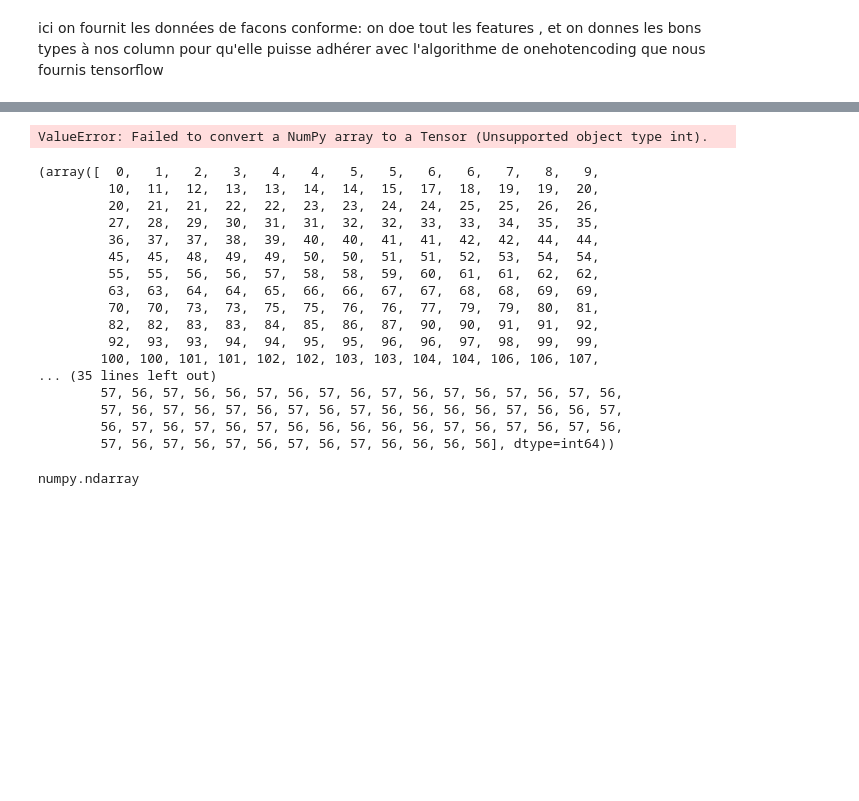
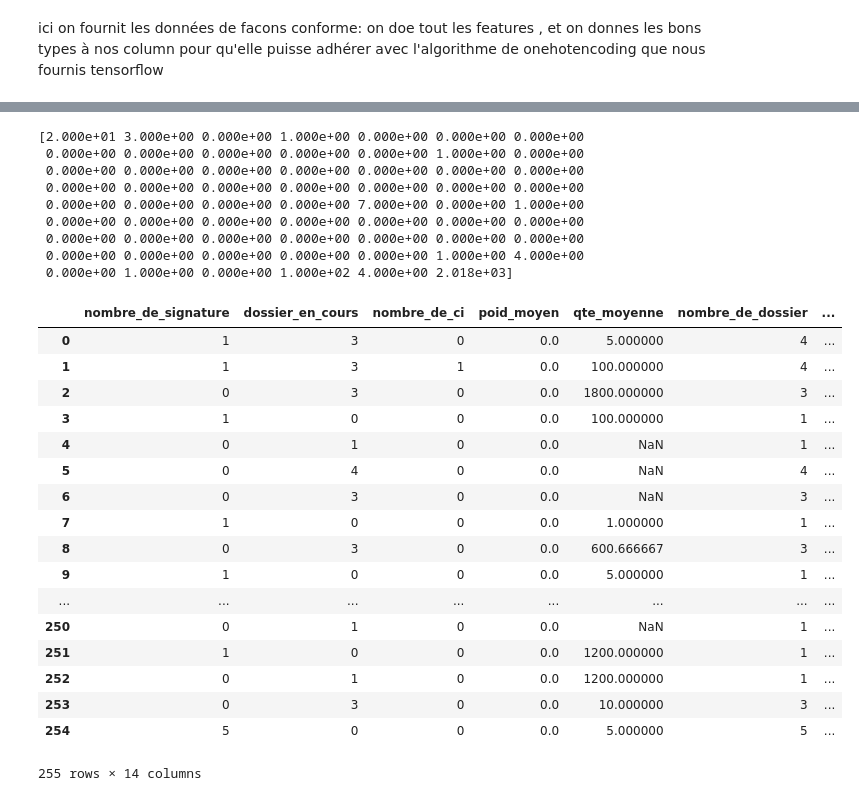
Before and after one commit to ngobibibnbe/Infos_centre, a Jupyter notebook: MachineLearning/Untitled.ipynb, the cells around one changed output, grey strips where cells are left out. Drawn from its saved outputs; the diff is of its cells as text; code cells hidden in the pictures; blank space fills up the shorter version.

```diff
--- a/MachineLearning/Untitled.ipynb
+++ b/MachineLearning/Untitled.ipynb
@@ -179,35 +212,65 @@ dftrain
 # %%
 CATEGORICAL_COLUMNS = ['id_procedure', 'nom_procedure' ,'good_hs_code']
 
                        #journee
 NUMERIC_COLUMNS = ['nombre_de_signature', 'dossier_en_cours','nombre_de_ci','poid_moyen','qte_moyenne','nombre_de_dossier'
                   ,'nombre_de_rejection','day','month','year','weekday']
 
 def one_hot_cat_column(feature_name, vocab):
     return tf.feature_column.indicator_column(
       tf.feature_column.categorical_column_with_vocabulary_list(feature_name,
                                                  vocab))
 feature_columns = []
 for feature_name in CATEGORICAL_COLUMNS:
     # Need to one-hot encode categorical features.
-    vocabulary = df_train[feature_name].unique()
+    vocabulary = dftrain[feature_name].unique()
     feature_columns.append(one_hot_cat_column(feature_name, vocabulary))
 
 for feature_name in NUMERIC_COLUMNS:
     feature_columns.append(tf.feature_column.numeric_column(feature_name,
                                            dtype=tf.float32))
+example_test = dict(dftest)
+example_train = dict(dftrain)
 example = dict(df)
-example_train = dict(df_train)
 
 voc_procedures = dftrain["id_procedure"].unique()
 
 class_fc = tf.feature_column.indicator_column(tf.feature_column.categorical_column_with_vocabulary_list(
     'id_procedure',voc_procedures))
 #print(class_fc)
 
 #print('Feature value: "{}"'.format(example['id_procedure'].iloc[0]))
 #print('One-hot encoded: ', tf.keras.layers.DenseFeatures([class_fc])(example).numpy())
-tf.keras.layers.DenseFeatures(feature_columns)(example).numpy()
-tf.keras.layers.DenseFeatures(feature_columns)(example_train).numpy()
+X_test=tf.keras.layers.DenseFeatures(feature_columns)(example_test).numpy()
+X_train=tf.keras.layers.DenseFeatures(feature_columns)(example_train).numpy()
+X=tf.keras.layers.DenseFeatures(feature_columns)(example).numpy()
+print(X[1])
+df
 # %% [output]
-ValueError: Failed to convert a NumPy array to a Tensor (Unsupported object type int).
+[2.000e+01 3.000e+00 0.000e+00 1.000e+00 0.000e+00 0.000e+00 0.000e+00
+ 0.000e+00 0.000e+00 0.000e+00 0.000e+00 0.000e+00 1.000e+00 0.000e+00
+ 0.000e+00 0.000e+00 0.000e+00 0.000e+00 0.000e+00 0.000e+00 0.000e+00
+ 0.000e+00 0.000e+00 0.000e+00 0.000e+00 0.000e+00 0.000e+00 0.000e+00
+ 0.000e+00 0.000e+00 0.000e+00 0.000e+00 7.000e+00 0.000e+00 1.000e+00
+ 0.000e+00 0.000e+00 0.000e+00 0.000e+00 0.000e+00 0.000e+00 0.000e+00
+ 0.000e+00 0.000e+00 0.000e+00 0.000e+00 0.000e+00 0.000e+00 0.000e+00
+ 0.000e+00 0.000e+00 0.000e+00 0.000e+00 0.000e+00 1.000e+00 4.000e+00
+ 0.000e+00 1.000e+00 0.000e+00 1.000e+02 4.000e+00 2.018e+03]
+|  | nombre_de_signature | dossier_en_cours | nombre_de_ci | poid_moyen | qte_moyenne | nombre_de_dossier | ... |
+| 0 | 1 | 3 | 0 | 0.0 | 5.000000 | 4 | ... |
+| 1 | 1 | 3 | 1 | 0.0 | 100.000000 | 4 | ... |
+| 2 | 0 | 3 | 0 | 0.0 | 1800.000000 | 3 | ... |
+| 3 | 1 | 0 | 0 | 0.0 | 100.000000 | 1 | ... |
+| 4 | 0 | 1 | 0 | 0.0 | NaN | 1 | ... |
+| 5 | 0 | 4 | 0 | 0.0 | NaN | 4 | ... |
+| 6 | 0 | 3 | 0 | 0.0 | NaN | 3 | ... |
+| 7 | 1 | 0 | 0 | 0.0 | 1.000000 | 1 | ... |
+| 8 | 0 | 3 | 0 | 0.0 | 600.666667 | 3 | ... |
+| 9 | 1 | 0 | 0 | 0.0 | 5.000000 | 1 | ... |
+| ... | ... | ... | ... | ... | ... | ... | ... |
+| 250 | 0 | 1 | 0 | 0.0 | NaN | 1 | ... |
+| 251 | 1 | 0 | 0 | 0.0 | 1200.000000 | 1 | ... |
+| 252 | 0 | 1 | 0 | 0.0 | 1200.000000 | 1 | ... |
+| 253 | 0 | 3 | 0 | 0.0 | 10.000000 | 3 | ... |
+| 254 | 5 | 0 | 0 | 0.0 | 5.000000 | 5 | ... |
+255 rows × 14 columns
@@ -245,24 +276,0 @@ print(pd.Series(result))
-# %%
-
-from sklearn.ensemble import RandomForestRegressor
-regressor =RandomForestRegressor(n_estimators=10, random_state=0)
-#regressor.fit(X.reshape(-1,1), y.to_numpy())
-np.where(np.isnan(X))
-# %% [output]
-(array([  0,   1,   2,   3,   4,   4,   5,   5,   6,   6,   7,   8,   9,
-         10,  11,  12,  13,  13,  14,  14,  15,  17,  18,  19,  19,  20,
-         20,  21,  21,  22,  22,  23,  23,  24,  24,  25,  25,  26,  26,
-         27,  28,  29,  30,  31,  31,  32,  32,  33,  33,  34,  35,  35,
-         36,  37,  37,  38,  39,  40,  40,  41,  41,  42,  42,  44,  44,
-         45,  45,  48,  49,  49,  50,  50,  51,  51,  52,  53,  54,  54,
-         55,  55,  56,  56,  57,  58,  58,  59,  60,  61,  61,  62,  62,
-         63,  63,  64,  64,  65,  66,  66,  67,  67,  68,  68,  69,  69,
-         70,  70,  73,  73,  75,  75,  76,  76,  77,  79,  79,  80,  81,
-         82,  82,  83,  83,  84,  85,  86,  87,  90,  90,  91,  91,  92,
-         92,  93,  93,  94,  94,  95,  95,  96,  96,  97,  98,  99,  99,
-        100, 100, 101, 101, 102, 102, 103, 103, 104, 104, 106, 106, 107,
-... (35 lines left out)
-        57, 56, 57, 56, 56, 57, 56, 57, 56, 57, 56, 57, 56, 57, 56, 57, 56,
-        57, 56, 57, 56, 57, 56, 57, 56, 57, 56, 56, 56, 56, 57, 56, 56, 57,
-        56, 57, 56, 57, 56, 57, 56, 56, 56, 56, 56, 57, 56, 57, 56, 57, 56,
-        57, 56, 57, 56, 57, 56, 57, 56, 57, 56, 56, 56, 56], dtype=int64))
@@ -272,4 +276,0 @@ x_grid=np.arange(min())
-# %%
-type(df_ohe)
-# %% [output]
-numpy.ndarray
```
Also changed, not shown: parts of 13 cells of this notebook.
